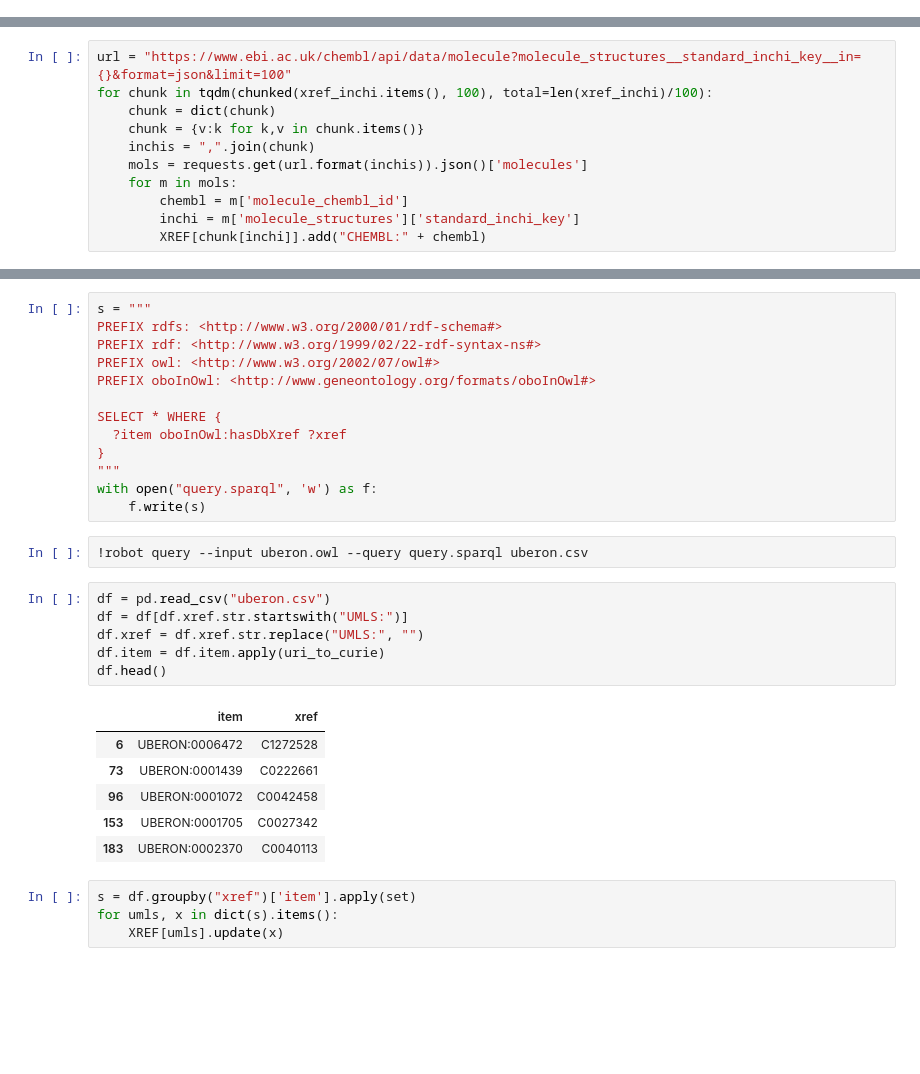
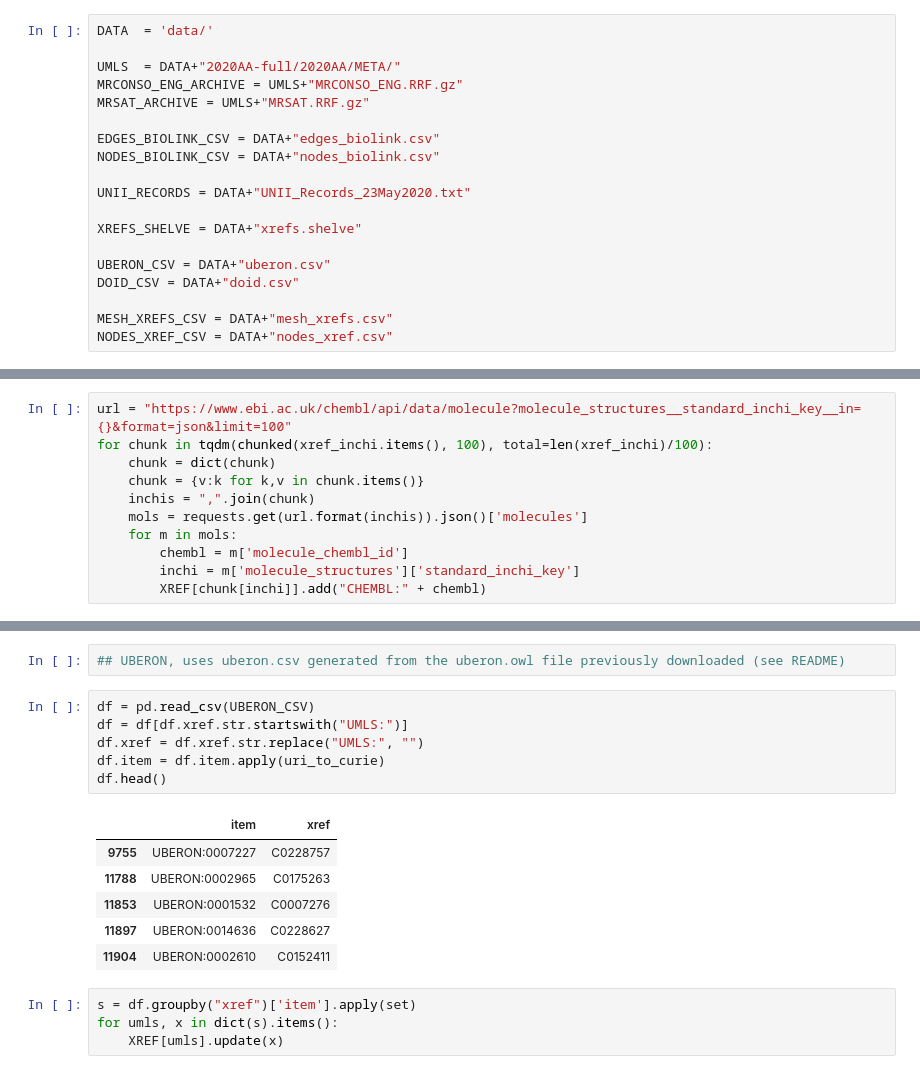
Before and after one commit to NCATS-Tangerine/semmed-biolink, a Jupyter notebook: 05-xrefs.ipynb, the cells around one changed output, grey strips where cells are left out. Cells and saved outputs as stored; diff of their text form; blank space fills up the shorter version.

```diff
--- a/05-xrefs.ipynb
+++ b/05-xrefs.ipynb
@@ -30,2 +34,21 @@ from pyquery import PyQuery as pq
+# %%
+DATA  = 'data/'
+
+UMLS  = DATA+"2020AA-full/2020AA/META/"
+MRCONSO_ENG_ARCHIVE = UMLS+"MRCONSO_ENG.RRF.gz"
+MRSAT_ARCHIVE = UMLS+"MRSAT.RRF.gz"
+
+EDGES_BIOLINK_CSV = DATA+"edges_biolink.csv"
+NODES_BIOLINK_CSV = DATA+"nodes_biolink.csv"
+
+UNII_RECORDS = DATA+"UNII_Records_23May2020.txt"
+
+XREFS_SHELVE = DATA+"xrefs.shelve"
+
+UBERON_CSV = DATA+"uberon.csv"
+DOID_CSV = DATA+"doid.csv"
+
+MESH_XREFS_CSV = DATA+"mesh_xrefs.csv"
+NODES_XREF_CSV = DATA+"nodes_xref.csv"
 # %%
 uri_to_curie = lambda s: s.split("/")[-1].replace("_", ":")
@@ -296,31 +290,18 @@ uberon.owl          100%[===================>]  64.81M  9.90MB/s    in 7.6s
-# %%
-s = """
-PREFIX rdfs: <http://www.w3.org/2000/01/rdf-schema#>
-PREFIX rdf: <http://www.w3.org/1999/02/22-rdf-syntax-ns#>
-PREFIX owl: <http://www.w3.org/2002/07/owl#>
-PREFIX oboInOwl: <http://www.geneontology.org/formats/oboInOwl#>
-
-SELECT * WHERE {
-  ?item oboInOwl:hasDbXref ?xref
-}
-"""
-with open("query.sparql", 'w') as f:
-    f.write(s)
-# %%
-!robot query --input uberon.owl --query query.sparql uberon.csv
+# %%
+## UBERON, uses uberon.csv generated from the uberon.owl file previously downloaded (see README)
 # %%
-df = pd.read_csv("uberon.csv")
+df = pd.read_csv(UBERON_CSV)
 df = df[df.xref.str.startswith("UMLS:")]
 df.xref = df.xref.str.replace("UMLS:", "")
 df.item = df.item.apply(uri_to_curie)
 df.head()
 # %% [output]
 |  | item | xref |
-| 6 | UBERON:0006472 | C1272528 |
-| 73 | UBERON:0001439 | C0222661 |
-| 96 | UBERON:0001072 | C0042458 |
-| 153 | UBERON:0001705 | C0027342 |
-| 183 | UBERON:0002370 | C0040113 |
+| 9755 | UBERON:0007227 | C0228757 |
+| 11788 | UBERON:0002965 | C0175263 |
+| 11853 | UBERON:0001532 | C0007276 |
+| 11897 | UBERON:0014636 | C0228627 |
+| 11904 | UBERON:0002610 | C0152411 |
 # %%
 s = df.groupby("xref")['item'].apply(set)
 for umls, x in dict(s).items():
```
Also changed, not shown: parts of 34 cells of this notebook, 6 other files.
